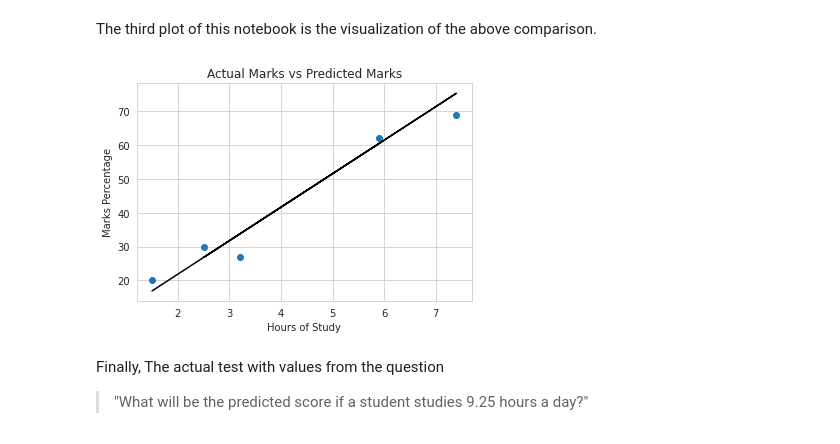
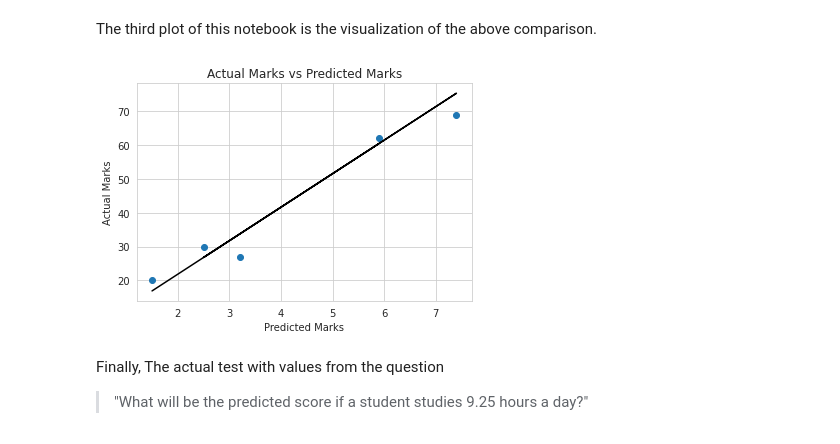
Before and after one commit to MohamedIsmailMihal/TSF-Task, a Jupyter notebook: Prediction_Using_Supervised_ML_Student_Percentage.ipynb, the cells around one changed output. Saved outputs shown, nothing was run; the diff lists cells and outputs as text; code cells hidden in the pictures.

```diff
--- a/Prediction_Using_Supervised_ML_Student_Percentage.ipynb
+++ b/Prediction_Using_Supervised_ML_Student_Percentage.ipynb
@@ -103,12 +103,12 @@ The third plot of this notebook is the visualization of the above comparison.
 # %%
 plt.scatter(x=test_X, y=test_y)
 plt.plot(test_X, predict_y, color='Black')
 plt.title('Actual Marks vs Predicted Marks')
-plt.ylabel('Marks Percentage')
-plt.xlabel('Hours of Study')
+plt.xlabel('Predicted Marks')
+plt.ylabel('Actual Marks')
 plt.show()
 # %% [output]
-[figure, old version]
+[figure, new version]
 # %% [markdown]
 Finally, The actual test with values from the question
 > "What will be the predicted score if a student studies 9.25 hours a day?"
```
Also changed, not shown: parts of 2 cells of this notebook.
